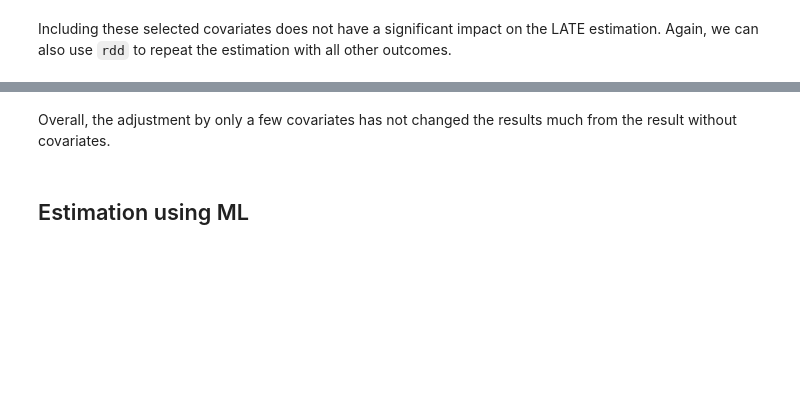
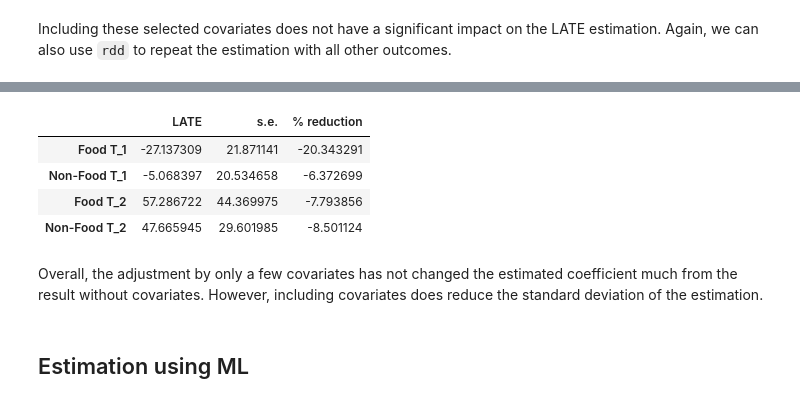
Before and after one commit to CausalAIBook/MetricsMLNotebooks, a Jupyter notebook: T/T_4_Regression_Discontinuity_on_Progress_Data.ipynb, the cells around one changed output, grey strips where cells are left out. Cells and saved outputs as stored; diff of their text form; code cells hidden in the pictures; blank space fills up the shorter version.

```diff
--- a/T/T_4_Regression_Discontinuity_on_Progress_Data.ipynb
+++ b/T/T_4_Regression_Discontinuity_on_Progress_Data.ipynb
@@ -184,16 +189,3 @@ treatment_effect[0][0]
 -23.78101031569355
 # %% [markdown]
 Including these selected covariates does not have a significant impact on the LATE estimation. Again, we can also use `rdd` to repeat the estimation with all other outcomes.
-# %%
-result = []
-for outcome in ["conspcfood_t1", "conspcnonfood_t1", "conspcfood_t2", "conspcnonfood_t2"]:
-  bandwidth = optimal_bandwidth(X=df.pov_index, Y=df[outcome], cut = 0)
-  rdd_data = truncated_data(df, xname="pov_index", bandwidth=bandwidth, cut=0)
-  rdd_weights = triangular_kernel(rdd_data.pov_index, bandwidth)
-  rdd_result = rdd(rdd_data, "pov_index", yname=outcome,
-                   cut=0, verbose=False, weights=rdd_weights,
-                   controls=["hhownhouse", "headage", "heademp", "headeduc"]).fit(cov_type='hc1')
-  result.append([rdd_result.conf_int().values[1,0], rdd_result.params["TREATED"], rdd_result.conf_int().values[1,1]])
-res_dataframe = pd.DataFrame(result, columns=["CI Lower", "LATE", "CI Upper"],
-                             index = ["Food T_1", "Non-Food T_1", "Food T_2", "Non-Food T_2"])
-res_dataframe
@@ -206,5 +200,21 @@ res_dataframe
+# %%
+result = []
+for outcome in ["conspcfood_t1", "conspcnonfood_t1", "conspcfood_t2", "conspcnonfood_t2"]:
+  rdd_result = rdrobust(x=df.pov_index, y=df[outcome], rho=1, masspoints="off",
+                        covs=df.iloc[:,[0,1,2,3,4,5,6,7,10,11,12,13,14,15,16,18,21]])
+  result.append([rdd_result.coef.iloc[0].values[0], rdd_result.se.iloc[2].values[0]])
+res_dataframe_adj = pd.DataFrame(result, columns=["LATE", "s.e."],
+                                 index = ["Food T_1", "Non-Food T_1", "Food T_2", "Non-Food T_2"])
+res_dataframe_adj["% reduction"] = (res_dataframe_adj["s.e."] - res_dataframe["s.e."]) * 100 / res_dataframe["s.e."]
+res_dataframe_adj
+# %% [output]
+|  | LATE | s.e. | % reduction |
+| Food T_1 | -27.137309 | 21.871141 | -20.343291 |
+| Non-Food T_1 | -5.068397 | 20.534658 | -6.372699 |
+| Food T_2 | 57.286722 | 44.369975 | -7.793856 |
+| Non-Food T_2 | 47.665945 | 29.601985 | -8.501124 |
 # %% [markdown]
-Overall, the adjustment by only a few covariates has not changed the results much from the result without covariates.
+Overall, the adjustment by only a few covariates has not changed the estimated coefficient much from the result without covariates. However, including covariates does reduce the standard deviation of the estimation.
 # %% [markdown]
 ## Estimation using ML
 # %% [markdown]
```
Also changed, not shown: parts of 17 cells of this notebook, 1 other file.
